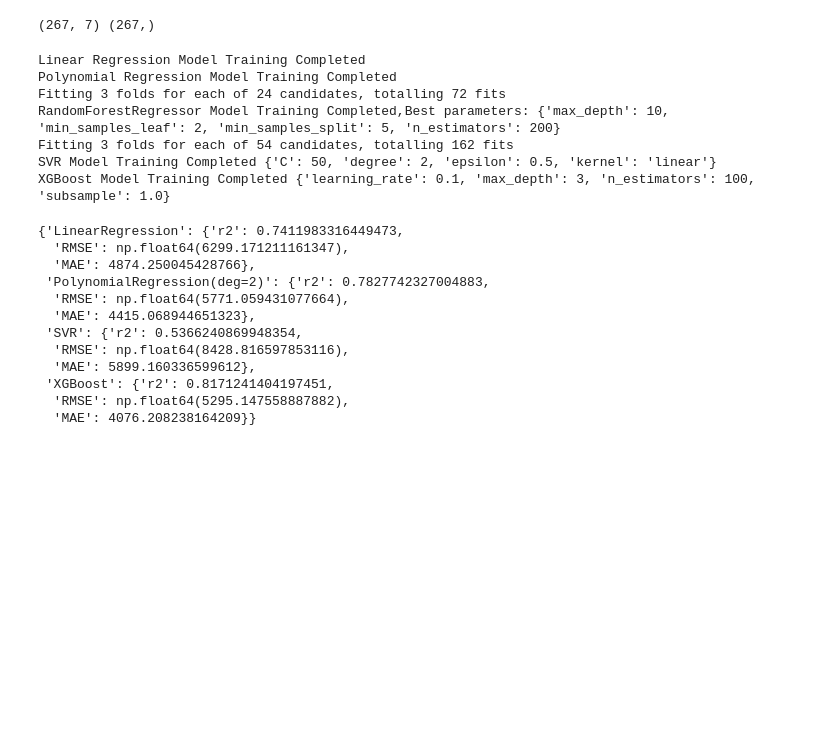
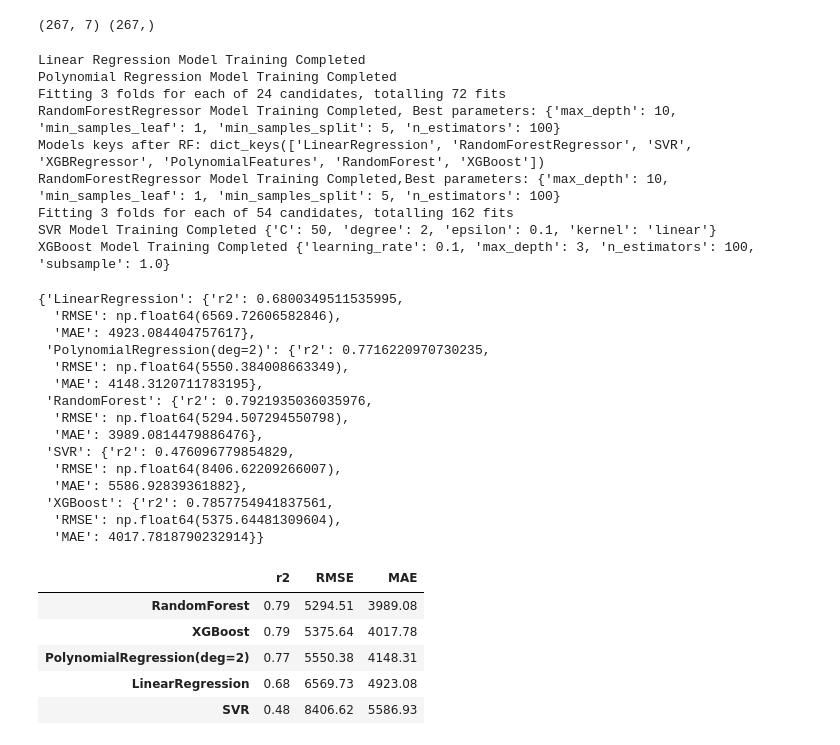
Before and after one commit to emomo81/health-insurance-cost-prediction-ML-, a Jupyter notebook: analysis_model.ipynb, the cells around one changed output. Saved outputs shown, nothing was run; the diff lists cells and outputs as text; code cells hidden in the pictures; blank space fills up the shorter version.

```diff
--- a/analysis_model.ipynb
+++ b/analysis_model.ipynb
@@ -367,6 +368,7 @@ results = {}
 lr = LinearRegression()
 lr.fit(X_train,y_train)
 results["LinearRegression"] = evaluate_model(lr,X_train,y_train,X_test,y_test)
+models["LinearRegression"] = lr
 print("Linear Regression Model Training Completed")
 
 best_poly_model =None
@@ -400,13 +402,15 @@ rf_params = {
 rf_grid = GridSearchCV(rf,rf_params,scoring="r2",cv=3,n_jobs=-1,verbose=1)
 rf_grid.fit(X_train,y_train)
 best_rf_model = rf_grid.best_estimator_
-results[f"PolynomialRegression(deg={degree})"] = evaluate_model(
-    poly_lr,
-    poly.fit_transform(X_train),
-    y_train,  # y_train comes 3rd
-    poly.transform(X_test),  # X_test comes 4th
-    y_test
-)
+results["RandomForest"] = evaluate_model(best_rf_model, X_train, y_train, X_test, y_test)
+models["RandomForest"] = best_rf_model
+# Fixed RF evaluation code
+#     poly_lr,
+#     poly.fit_transform(X_train),
+#     y_train,  # y_train comes 3rd
+#     poly.transform(X_test),  # X_test comes 4th
+#     y_test
+
 
 print("RandomForestRegressor Model Training Completed,Best parameters:",rf_grid.best_params_)
 
@@ -422,6 +426,7 @@ svr_grid = GridSearchCV(svr,svr_params,scoring="r2",cv=3,n_jobs=-1,verbose=1)
 svr_grid.fit(X_train,y_train)
 best_svr_model = svr_grid.best_estimator_
 results["SVR"] = evaluate_model(best_svr_model,X_train,y_train,X_test,y_test)
+models["SVR"] = best_svr_model
 print("SVR Model Training Completed",svr_grid.best_params_)
 
 xgb = XGBRegressor(objective="reg:squarederror")
@@ -436,27 +441,43 @@ xgb_grid = GridSearchCV(xgb,xgb_params,scoring="r2",cv=3,n_jobs=-1,verbose=0)
 xgb_grid.fit(X_train,y_train)
 best_xgb = xgb_grid.best_estimator_
 results["XGBoost"] = evaluate_model(best_xgb,X_train,y_train,X_test,y_test)
+models["XGBoost"] = best_xgb
 print("XGBoost Model Training Completed",xgb_grid.best_params_)
 # %% [output]
 Linear Regression Model Training Completed
 Polynomial Regression Model Training Completed
 Fitting 3 folds for each of 24 candidates, totalling 72 fits
-RandomForestRegressor Model Training Completed,Best parameters: {'max_depth': 10, 'min_samples_leaf': 2, 'min_samples_split': 5, 'n_estimators': 200}
+RandomForestRegressor Model Training Completed, Best parameters: {'max_depth': 10, 'min_samples_leaf': 1, 'min_samples_split': 5, 'n_estimators': 100}
+Models keys after RF: dict_keys(['LinearRegression', 'RandomForestRegressor', 'SVR', 'XGBRegressor', 'PolynomialFeatures', 'RandomForest', 'XGBoost'])
+RandomForestRegressor Model Training Completed,Best parameters: {'max_depth': 10, 'min_samples_leaf': 1, 'min_samples_split': 5, 'n_estimators': 100}
 Fitting 3 folds for each of 54 candidates, totalling 162 fits
-SVR Model Training Completed {'C': 50, 'degree': 2, 'epsilon': 0.5, 'kernel': 'linear'}
+SVR Model Training Completed {'C': 50, 'degree': 2, 'epsilon': 0.1, 'kernel': 'linear'}
 XGBoost Model Training Completed {'learning_rate': 0.1, 'max_depth': 3, 'n_estimators': 100, 'subsample': 1.0}
 # %%
 results
 # %% [output]
-{'LinearRegression': {'r2': 0.7411983316449473,
-  'RMSE': np.float64(6299.171211161347),
-  'MAE': 4874.250045428766},
- 'PolynomialRegression(deg=2)': {'r2': 0.7827742327004883,
-  'RMSE': np.float64(5771.059431077664),
-  'MAE': 4415.068944651323},
- 'SVR': {'r2': 0.5366240869948354,
-  'RMSE': np.float64(8428.816597853116),
-  'MAE': 5899.160336599612},
- 'XGBoost': {'r2': 0.8171241404197451,
-  'RMSE': np.float64(5295.147558887882),
-  'MAE': 4076.208238164209}}
+{'LinearRegression': {'r2': 0.6800349511535995,
+  'RMSE': np.float64(6569.72606582846),
+  'MAE': 4923.084404757617},
+ 'PolynomialRegression(deg=2)': {'r2': 0.7716220970730235,
+  'RMSE': np.float64(5550.384008663349),
+  'MAE': 4148.3120711783195},
+ 'RandomForest': {'r2': 0.7921935036035976,
+  'RMSE': np.float64(5294.507294550798),
+  'MAE': 3989.0814479886476},
+ 'SVR': {'r2': 0.476096779854829,
+  'RMSE': np.float64(8406.62209266007),
+  'MAE': 5586.92839361882},
+ 'XGBoost': {'r2': 0.7857754941837561,
+  'RMSE': np.float64(5375.64481309604),
+  'MAE': 4017.7818790232914}}
+# %%
+results_df=pd.DataFrame(results).T.sort_values(by= "r2", ascending= False)
+results_df
+# %% [output]
+|  | r2 | RMSE | MAE |
+| RandomForest | 0.79 | 5294.51 | 3989.08 |
+| XGBoost | 0.79 | 5375.64 | 4017.78 |
+| PolynomialRegression(deg=2) | 0.77 | 5550.38 | 4148.31 |
+| LinearRegression | 0.68 | 6569.73 | 4923.08 |
+| SVR | 0.48 | 8406.62 | 5586.93 |
```
Also changed, not shown: parts of 9 cells of this notebook, 4 other files.
